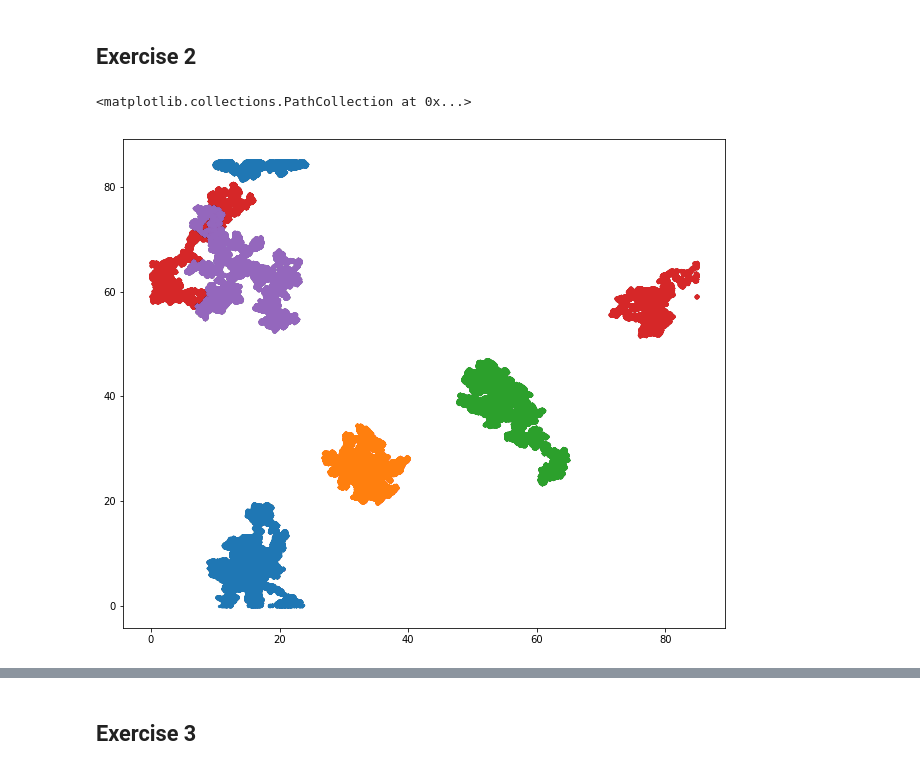
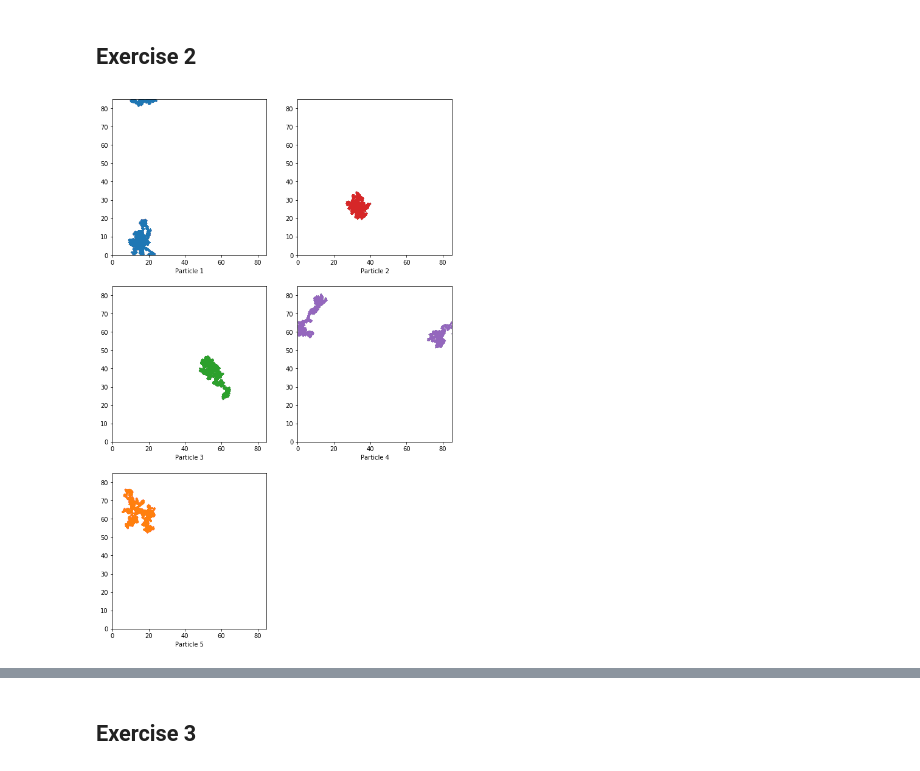
Before and after one commit to felixr7799/Simulation-active-brownian-particles, a Jupyter notebook: ACPProject12324/analysis.ipynb, the cells around one changed output, grey strips where cells are left out. Drawn from its saved outputs; the diff is of its cells as text; code cells hidden in the pictures.

```diff
--- a/ACPProject12324/analysis.ipynb
+++ b/ACPProject12324/analysis.ipynb
@@ -296,16 +287,45 @@ with open(path_ex2_0, 'r') as f:
                 trajectories_0[i][2].append(float(c[3*i+2]))
         t += 1
 # %%
-fig = plt.figure(figsize = (10.8,9))
+fig = fig = plt.figure(figsize = (10,16))
 
-plt.scatter(trajectories_0[0][0],trajectories_0[0][1],s=20,marker='.')
-plt.scatter(trajectories_0[1][0],trajectories_0[1][1],s=20,marker='.')
-plt.scatter(trajectories_0[2][0],trajectories_0[2][1],s=20,marker='.')
-plt.scatter(trajectories_0[3][0],trajectories_0[3][1],s=20,marker='.')
-plt.scatter(trajectories_0[4][0],trajectories_0[4][1],s=20,marker='.')
+plt.subplot(3, 2, 1)
+plt.scatter(trajectories_0[0][0],trajectories_0[0][1],s=0.001,marker='.',color='tab:blue')
+plt.xlabel('Particle 1')
+plt.xlim(0,85)
+plt.ylim(0,85)
+
+
+plt.subplot(3, 2, 2)
+plt.scatter(trajectories_0[1][0],trajectories_0[1][1],s=0.001,marker='.',color='tab:red')
+plt.xlabel('Particle 2')
+plt.xlim(0,85)
+plt.ylim(0,85)
+
+
+plt.subplot(3, 2, 3)
+plt.scatter(trajectories_0[2][0],trajectories_0[2][1],s=0.001,marker='.',color='tab:green')
+plt.xlabel('Particle 3')
+plt.xlim(0,85)
+plt.ylim(0,85)
+
+
+plt.subplot(3, 2, 4)
+plt.scatter(trajectories_0[3][0],trajectories_0[3][1],s=0.001,marker='.',color='tab:purple')
+plt.xlabel('Particle 4')
+plt.xlim(0,85)
+plt.ylim(0,85)
+
+
+plt.subplot(3, 2, 5)
+plt.scatter(trajectories_0[4][0],trajectories_0[4][1],s=0.001,marker='.',color='tab:orange')
+plt.xlabel('Particle 5')
+plt.xlim(0,85)
+plt.ylim(0,85)
+
+plt.savefig('ex2_traj_0.png',dpi=400)
 # %% [output]
-<matplotlib.collections.PathCollection at 0x...>
-[figure, old version]
+[figure, new version]
 # %%
 path_ex2_20 = "ex2_trajectories_20.dat"
 trajectories_20 = []
```
Also changed, not shown: parts of 23 cells of this notebook, 29 other files.
